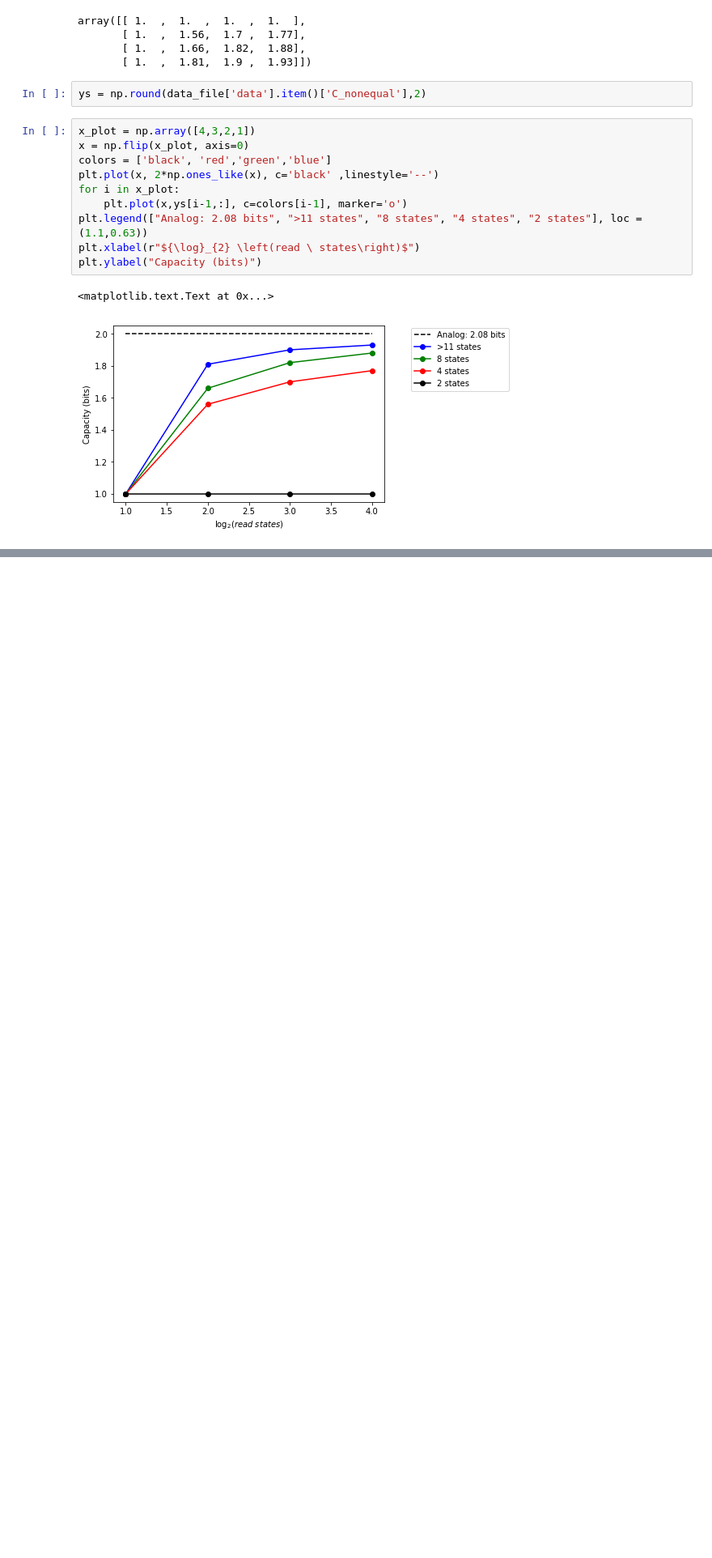
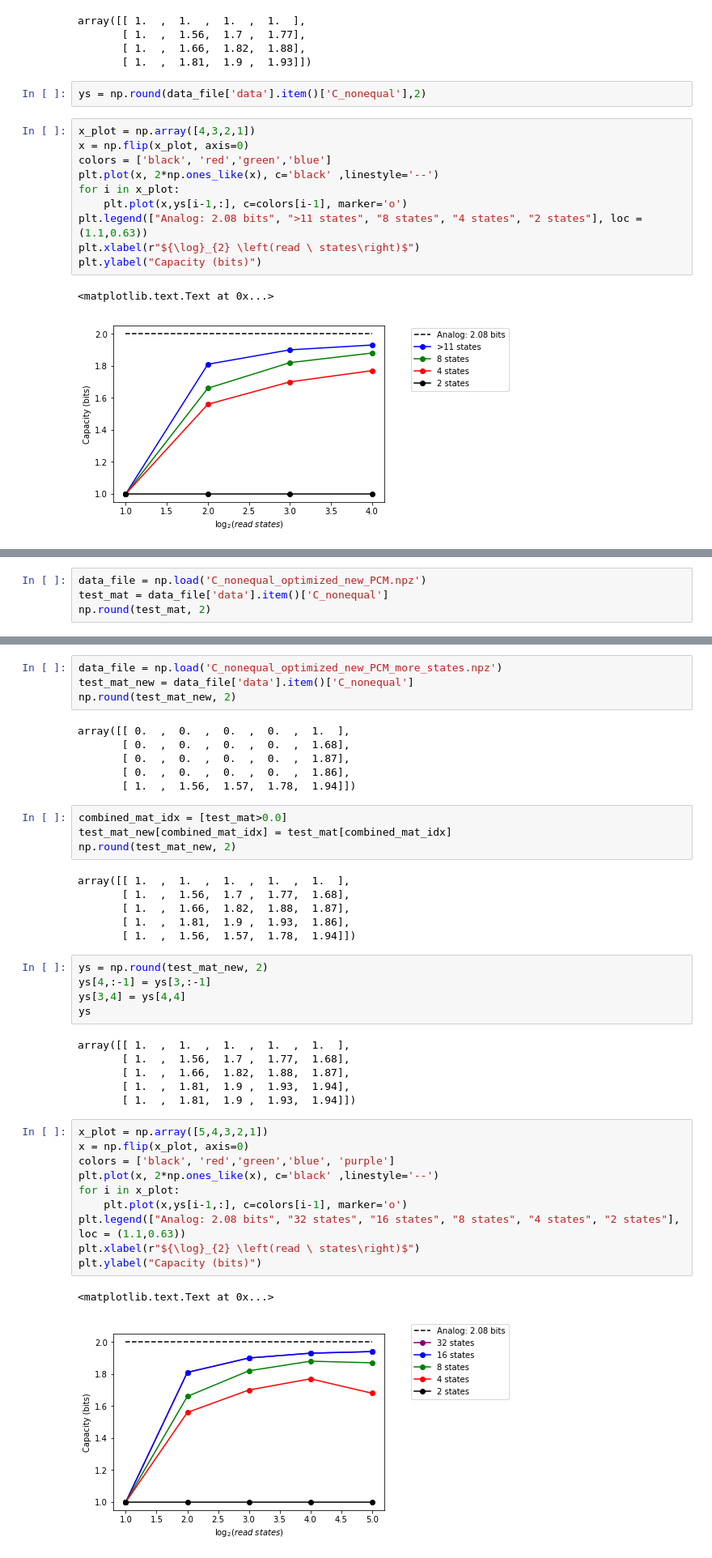
Before and after one commit to rzarcone/PCM_Paper, a Jupyter notebook: Discrete_Capacity_Plots.ipynb, the cells around one changed output, grey strips where cells are left out. Shown: that part at 81% size. Saved outputs shown, nothing was run; the diff lists cells and outputs as text; blank space fills up the shorter version.

Commit message:
going out further for discrete plots

```diff
--- a/Discrete_Capacity_Plots.ipynb
+++ b/Discrete_Capacity_Plots.ipynb
@@ -121,0 +84,4 @@ array([[ 0.,  0.,  0.,  0.],
+# %%
+data_file = np.load('C_nonequal_optimized_new_PCM.npz')
+test_mat = data_file['data'].item()['C_nonequal']
+np.round(test_mat, 2)
@@ -121,0 +93,44 @@ array([[ 0.,  0.,  0.,  0.],
+# %%
+data_file = np.load('C_nonequal_optimized_new_PCM_more_states.npz')
+test_mat_new = data_file['data'].item()['C_nonequal']
+np.round(test_mat_new, 2)
+# %% [output]
+array([[ 0.  ,  0.  ,  0.  ,  0.  ,  1.  ],
+       [ 0.  ,  0.  ,  0.  ,  0.  ,  1.68],
+       [ 0.  ,  0.  ,  0.  ,  0.  ,  1.87],
+       [ 0.  ,  0.  ,  0.  ,  0.  ,  1.86],
+       [ 1.  ,  1.56,  1.57,  1.78,  1.94]])
+# %%
+combined_mat_idx = [test_mat>0.0]
+test_mat_new[combined_mat_idx] = test_mat[combined_mat_idx]
+np.round(test_mat_new, 2)
+# %% [output]
+array([[ 1.  ,  1.  ,  1.  ,  1.  ,  1.  ],
+       [ 1.  ,  1.56,  1.7 ,  1.77,  1.68],
+       [ 1.  ,  1.66,  1.82,  1.88,  1.87],
+       [ 1.  ,  1.81,  1.9 ,  1.93,  1.86],
+       [ 1.  ,  1.56,  1.57,  1.78,  1.94]])
+# %%
+ys = np.round(test_mat_new, 2)
+ys[4,:-1] = ys[3,:-1]
+ys[3,4] = ys[4,4]
+ys
+# %% [output]
+array([[ 1.  ,  1.  ,  1.  ,  1.  ,  1.  ],
+       [ 1.  ,  1.56,  1.7 ,  1.77,  1.68],
+       [ 1.  ,  1.66,  1.82,  1.88,  1.87],
+       [ 1.  ,  1.81,  1.9 ,  1.93,  1.94],
+       [ 1.  ,  1.81,  1.9 ,  1.93,  1.94]])
+# %%
+x_plot = np.array([5,4,3,2,1])
+x = np.flip(x_plot, axis=0)
+colors = ['black', 'red','green','blue', 'purple']
+plt.plot(x, 2*np.ones_like(x), c='black' ,linestyle='--')
+for i in x_plot:
+    plt.plot(x,ys[i-1,:], c=colors[i-1], marker='o')
+plt.legend(["Analog: 2.08 bits", "32 states", "16 states", "8 states", "4 states", "2 states"], loc = (1.1,0.63))
+plt.xlabel(r"${\log}_{2} \left(read \ states\right)$")
+plt.ylabel("Capacity (bits)")
+# %% [output]
+<matplotlib.text.Text at 0x...>
+[figure, added]
```
Also changed, not shown: parts of 4 cells of this notebook, 2 other files.
